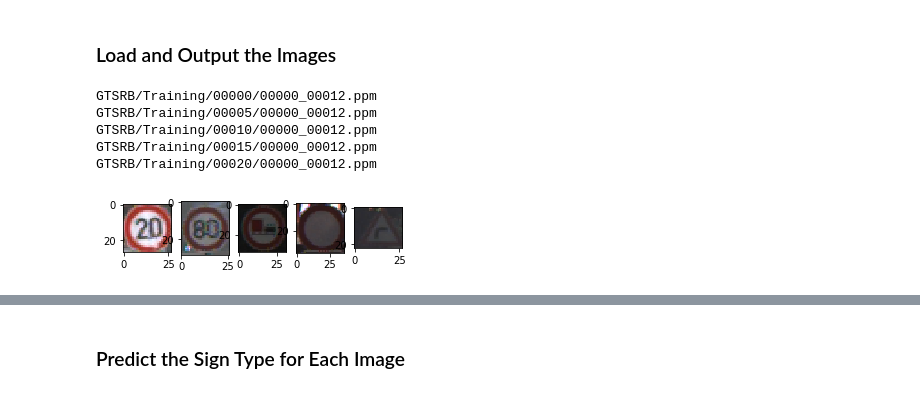
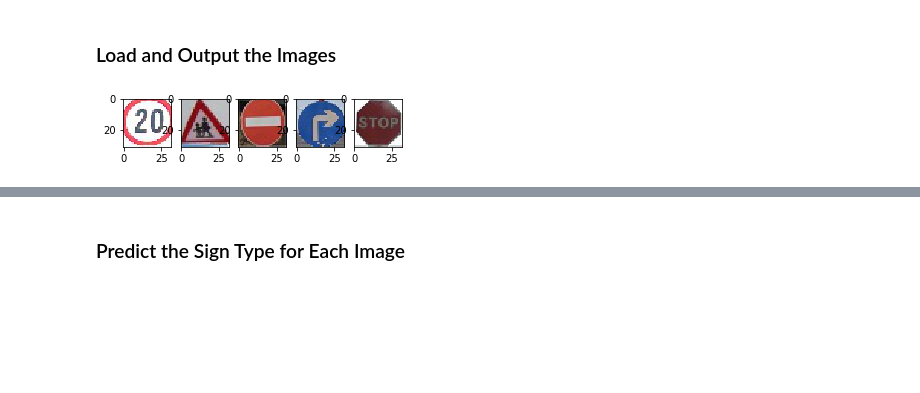
Before and after one commit to ompugao/CarND-Traffic-Sign-Classifier-Project, a Jupyter notebook: Traffic_Sign_Classifier.ipynb, the cells around one changed output, grey strips where cells are left out. Drawn from its saved outputs; the diff is of its cells as text; code cells hidden in the pictures; blank space fills up the shorter version.

```diff
--- a/Traffic_Sign_Classifier.ipynb
+++ b/Traffic_Sign_Classifier.ipynb
@@ -171,3 +173,16 @@ with tf.Session() as sess:
+# %%
+#with tf.Session() as sess:
+    #X_train = sess.run(rgb_to_grayscale(X_train))
+    #X_valid = sess.run(rgb_to_grayscale(X_valid))
+    #X_test = sess.run(rgb_to_grayscale(X_test))
+    #X_train = (X_train - np.mean(X_train)) #/255
+    #X_valid = (X_valid - np.mean(X_valid)) #/255
+    #X_test = (X_test - np.mean(X_test)) #/255
+
+with tf.Session() as sess:
+    X_train = preprocess_data(X_train)
+    X_valid = preprocess_data(X_valid)
+    X_test = preprocess_data(X_test)
 # %%
 print(X_train.shape)
 index = random.randint(0, len(X_train))
@@ -340,0 +375,6 @@ Test Accuracy = 0.925
+# %%
+with tf.Session() as sess:
+    saver.restore(sess, tf.train.latest_checkpoint('.'))
+
+    train_accuracy = evaluate(X_train, y_train)
+    print("Train Accuracy = {:.3f}".format(train_accuracy))
@@ -351,33 +393,41 @@ You may find `signnames.csv` useful as it contains mappings from the class id (i
 # %%
 ### Load the images and plot them here.
 ### Feel free to use as many code cells as needed.
 
 import matplotlib.image as mpimg
+"""
 gts_images = []
 gts_labels = [0, 5, 10, 15, 20]
-path = 'GTSRB/Training/{:05}/00000_00012.ppm'
-for l in gts_labels:
-    print(path.format(l,l))
-    image = mpimg.imread(path.format(l,l))
-    with open('GTSRB/Training/{:05}/GT-{:05}.csv'.format(l,l)) as f:
-        lines = f.readlines()
-        filename, width, height, roi_x1, roi_y1, roi_x2, roi_y2, classi = lines[12+1].split(';')
-        roi_x1 = int(roi_x1)
-        roi_x2 = int(roi_x2)
-        roi_y1 = int(roi_y1)
-        roi_y2 = int(roi_y2)
-        image = image[roi_y1:roi_y2, roi_x1:roi_x2]
-        #image = image[roi_x1:roi_x2, roi_y1:roi_y2]
-    gts_images.append(image)
+
+path = 'GTSRB/Training/{:05}/00000_00011.ppm'
+with tf.Session() as sess:
+    for l in gts_labels:
+        print(path.format(l,l))
+        image = mpimg.imread(path.format(l,l))
+        with open('GTSRB/Training/{:05}/GT-{:05}.csv'.format(l,l)) as f:
+            lines = f.readlines()
+            filename, width, height, roi_x1, roi_y1, roi_x2, roi_y2, classi = lines[12+1].split(';')
+            roi_x1 = int(roi_x1)
+            roi_x2 = int(roi_x2)
+            roi_y1 = int(roi_y1)
+            roi_y2 = int(roi_y2)
+            image = image[roi_y1:roi_y2, roi_x1:roi_x2]
+            #image = image[roi_x1:roi_x2, roi_y1:roi_y2]
+            image = tf.image.resize_image_with_crop_or_pad(image, 32,32).eval()
+        gts_images.append(image)
+"""
+gts_images = []
+gts_labels = [0, 28, 17, 33, 14]
+filenames = ["20kmph.jpg",  "children_crossing.jpg",  "no_entry.jpg",  "right_turn.jpg" , "stop.jpg"]
+with tf.Session() as sess:
+    for i, l in enumerate(gts_labels):
+        image = mpimg.imread("test_images/{}".format(filenames[i]))
+        image = tf.image.resize_image_with_crop_or_pad(image, 32,32).eval()
+        gts_images.append(image)
 num_gts_images = len(gts_images)
 fig = plt.figure(figsize=(num_gts_images,1))
 for i,l in enumerate(gts_labels):
     fig1 = fig.add_subplot(1,num_gts_images,i+1)
-    fig1.imshow(gts_images[i], cmap="gray")
+    fig1.imshow(gts_images[i])#, cmap="gray")
 # %% [output]
-GTSRB/Training/00000/00000_00012.ppm
-GTSRB/Training/00005/00000_00012.ppm
-GTSRB/Training/00010/00000_00012.ppm
-GTSRB/Training/00015/00000_00012.ppm
-GTSRB/Training/00020/00000_00012.ppm
-[figure, old version]
+[figure, new version]
```
Also changed, not shown: parts of 14 cells of this notebook, 2 other files.
